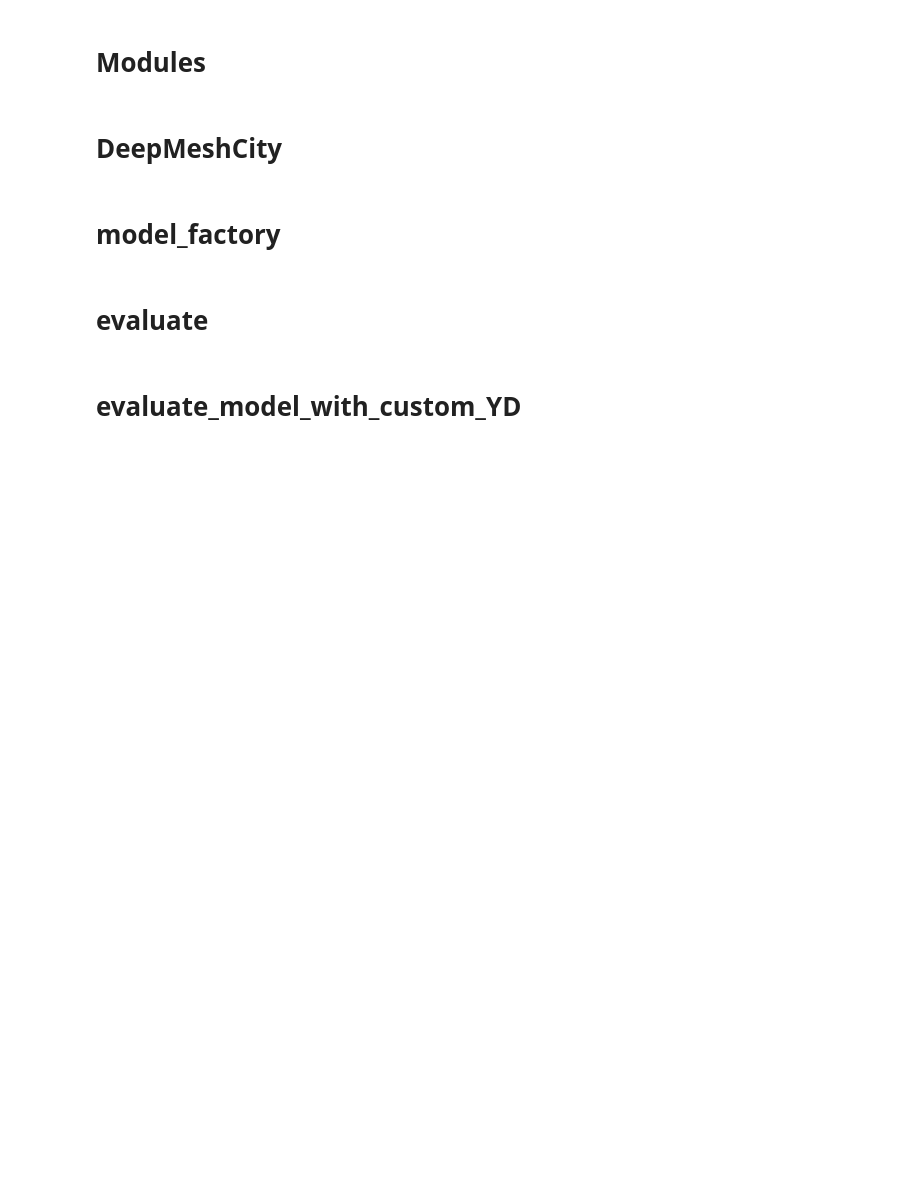
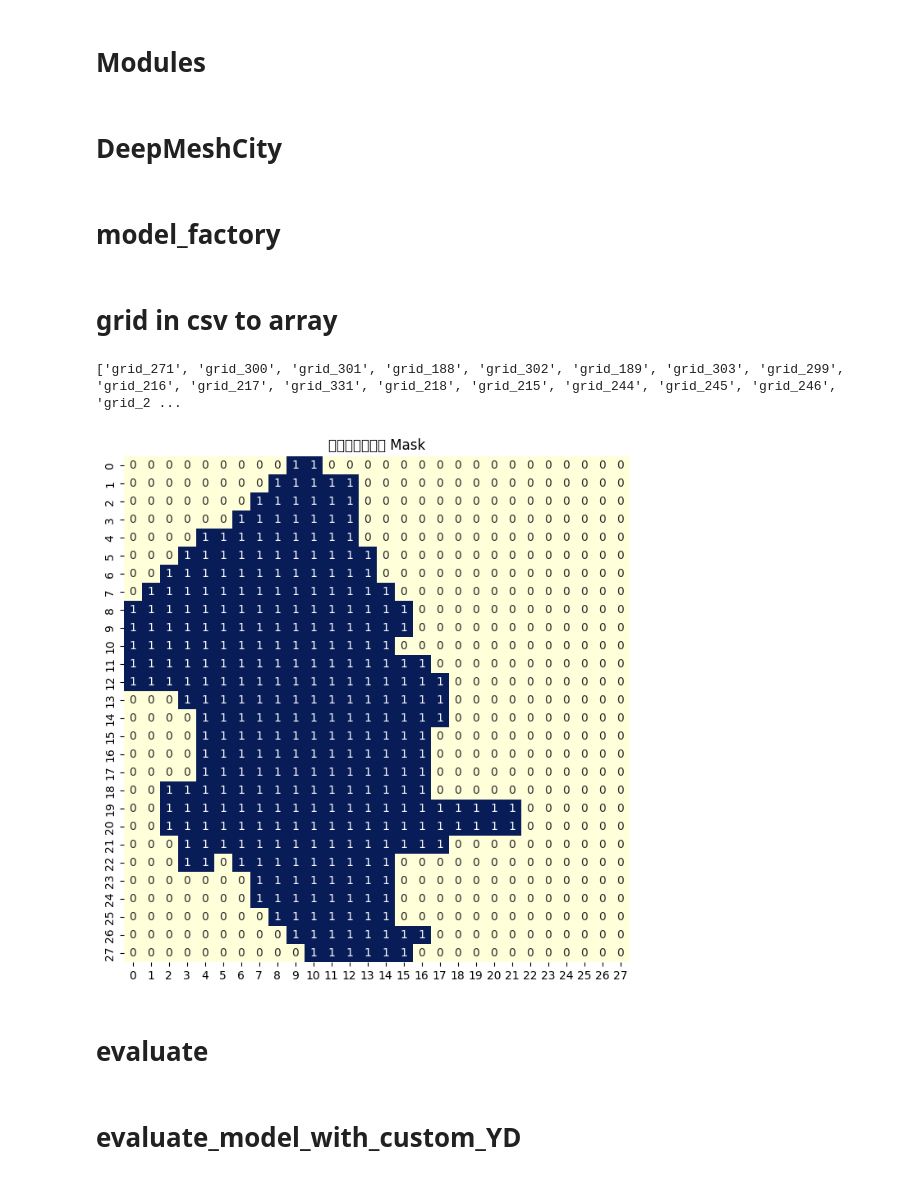
Before and after one commit to yuttttting/DeepMeshCity, a Jupyter notebook: train.ipynb, the cells around one changed output. Drawn from its saved outputs; the diff is of its cells as text; code cells hidden in the pictures; blank space fills up the shorter version.

```diff
--- a/train.ipynb
+++ b/train.ipynb
@@ -291,6 +291,49 @@ def build_model(configs):
         return network
     else:
         raise ValueError('Name of network unknown %s' % model_type)
+# %% [markdown]
+# grid in csv to array
+# %%
+import pandas as pd
+
+# 假設你的檔案叫 tpe_grids.csv
+df = pd.read_csv("dataset_4yr\TPE_113_grid.csv")
+
+# 取出所有 grid 欄位 (去掉 'index')
+grid_columns = [col for col in df.columns if col.startswith("grid_")]
+print(grid_columns)
+# %% [output]
+['grid_271', 'grid_300', 'grid_301', 'grid_188', 'grid_302', 'grid_189', 'grid_303', 'grid_299', 'grid_216', 'grid_217', 'grid_331', 'grid_218', 'grid_215', 'grid_244', 'grid_245', 'grid_246', 'grid_2 ...
+# %%
+def grid_id_to_index(grid_id, ncols=28):
+    # 假設 grid_id 是 0 開始編號的 28*28 flatten
+    row = grid_id // ncols
+    col = grid_id % ncols
+    return row, col
+# %%
+import numpy as np
+
+# 建立一個 mask (28x28)
+mask = np.zeros((28, 28), dtype=bool)
+count = 0
+for col in grid_columns:
+    grid_id = int(col.replace("grid_", ""))
+    grid_id = grid_id - 1  # 假設 grid_id 從 1 開始，轉換為 0 開始
+    row, col = grid_id_to_index(grid_id)
+    mask[col, row] = True
+    count += 1
+# %%
+
+import pandas as pd
+import numpy as np
+import matplotlib.pyplot as plt
+import seaborn as sns
+plt.figure(figsize=(8,8))
+sns.heatmap(mask, annot=True, fmt="d", cmap="YlGnBu", cbar=False, square=True)
+plt.title("台北市有效網格 Mask")
+plt.show()
+# %% [output]
+[figure, added]
 # %% [markdown]
 # evaluate
 # %%
```
Also changed, not shown: parts of 6 cells of this notebook.
